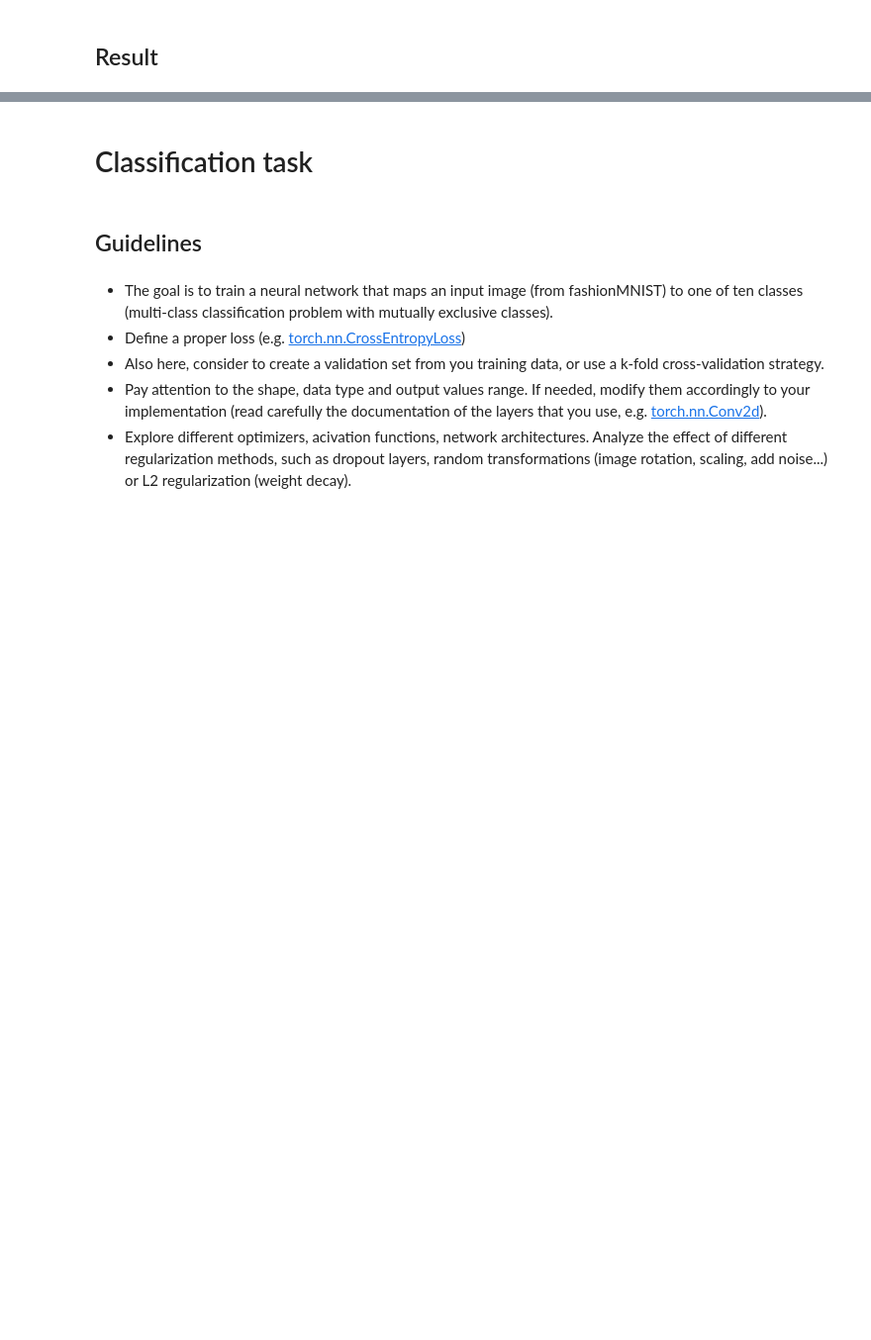
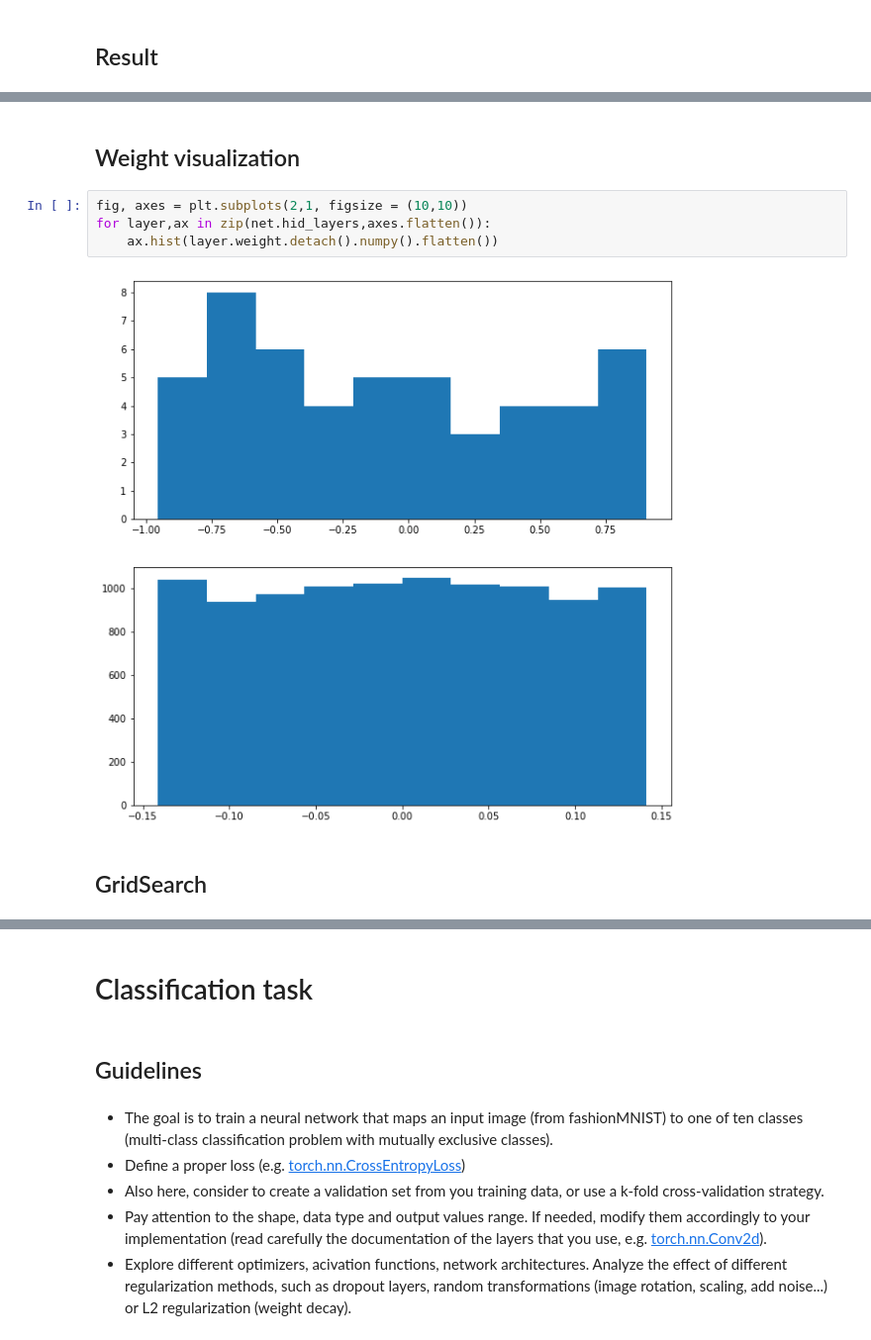
Before and after one commit to Confizolo/PoDProjects, a Jupyter notebook: NNDL/nndl_2021__homework_1.ipynb, the cells around one changed output, grey strips where cells are left out. Shown at 99% size. Drawn from its saved outputs; the diff is of its cells as text; blank space fills up the shorter version.

```diff
--- a/NNDL/nndl_2021__homework_1.ipynb
+++ b/NNDL/nndl_2021__homework_1.ipynb
@@ -280,0 +310,10 @@ plt.show()
+# %% [markdown]
+## Weight visualization
+# %%
+fig, axes = plt.subplots(2,1, figsize = (10,10))
+for layer,ax in zip(net.hid_layers,axes.flatten()):
+    ax.hist(layer.weight.detach().numpy().flatten())
+# %% [output]
+[figure, added]
+# %% [markdown]
+## GridSearch
```
Also changed, not shown: parts of 40 cells of this notebook, 4 other files.
